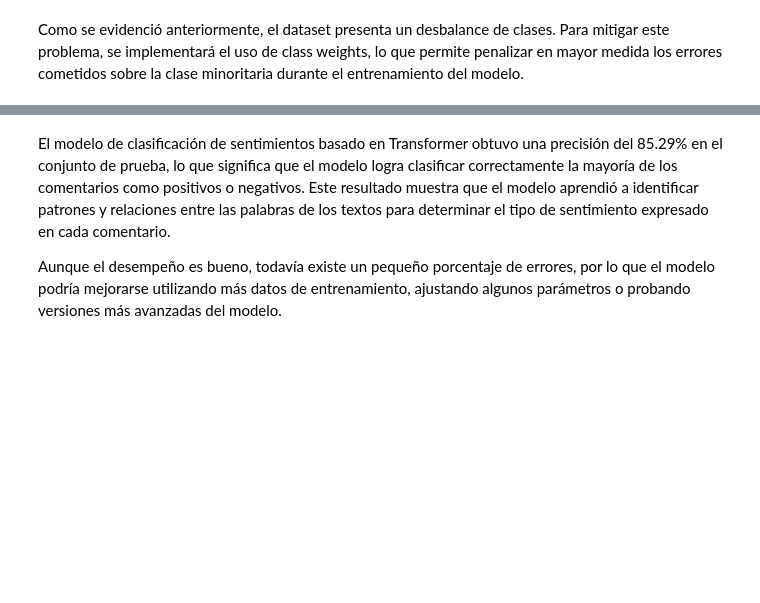
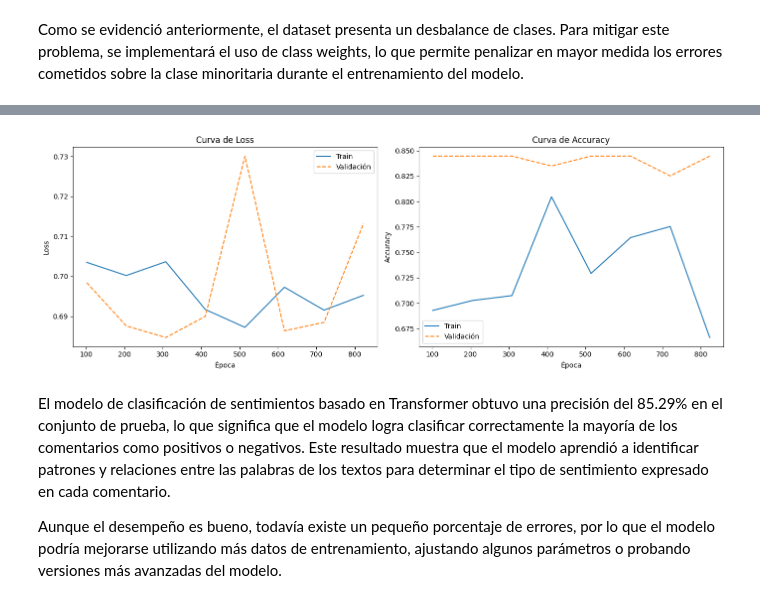
Before and after one commit to sebastianb92/nlp-labs, a Jupyter notebook: Session3/1-Transformers.ipynb, the cells around one changed output, grey strips where cells are left out. Drawn from its saved outputs; the diff is of its cells as text; code cells hidden in the pictures; blank space fills up the shorter version.

```diff
--- a/Session3/1-Transformers.ipynb
+++ b/Session3/1-Transformers.ipynb
@@ -651,0 +885,33 @@ trainer.test(model, test_loader)
+# %%
+import glob
+import matplotlib.pyplot as plt
+from tensorboard.backend.event_processing.event_accumulator import EventAccumulator
+
+log_dir = 'tb_logs/TransformersClassifier'
+versions = sorted(glob.glob(f'{log_dir}/version_*'))
+
+if not versions:
+    print('No se encontraron logs de entrenamiento en', log_dir)
+else:
+    ea = EventAccumulator(versions[-1])
+    ea.Reload()
+    tags = ea.Tags().get('scalars', [])
+    print('Métricas disponibles:', tags)
+
+    fig, axes = plt.subplots(1, 2, figsize=(14, 5))
+    for (train_tag, val_tag, ylabel), ax in zip(
+        [('train-loss', 'val-loss', 'Loss'), ('train-acc', 'val-acc', 'Accuracy')],
+        axes
+    ):
+        for tag, label, ls in [(train_tag, 'Train', '-'), (val_tag, 'Validación', '--')]:
+            if tag in tags:
+                events = ea.Scalars(tag)
+                ax.plot([e.step for e in events], [e.value for e in events], linestyle=ls, label=label)
+        ax.set_xlabel('Época')
+        ax.set_ylabel(ylabel)
+        ax.set_title(f'Curva de {ylabel}')
+        ax.legend()
+
+    plt.tight_layout()
+    plt.show()
+# %% [output]
@@ -652,3 +919,4 @@ trainer.test(model, test_loader)
+[figure, added]
 # %% [markdown]
 El modelo de clasificación de sentimientos basado en Transformer obtuvo una precisión del 85.29% en el conjunto de prueba, lo que significa que el modelo logra clasificar correctamente la mayoría de los comentarios como positivos o negativos. Este resultado muestra que el modelo aprendió a identificar patrones y relaciones entre las palabras de los textos para determinar el tipo de sentimiento expresado en cada comentario.
 
```
Also changed, not shown: parts of 48 cells of this notebook.
